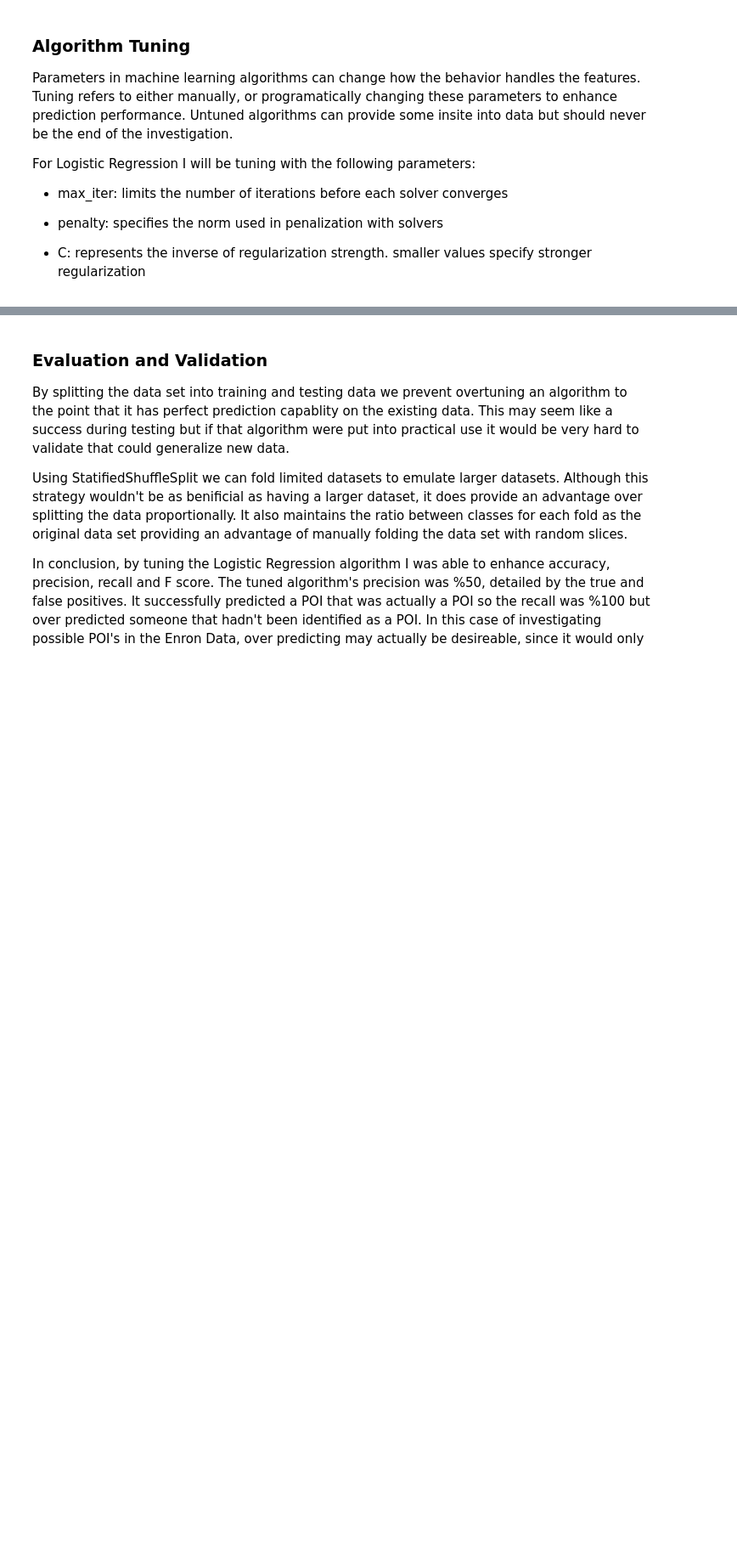
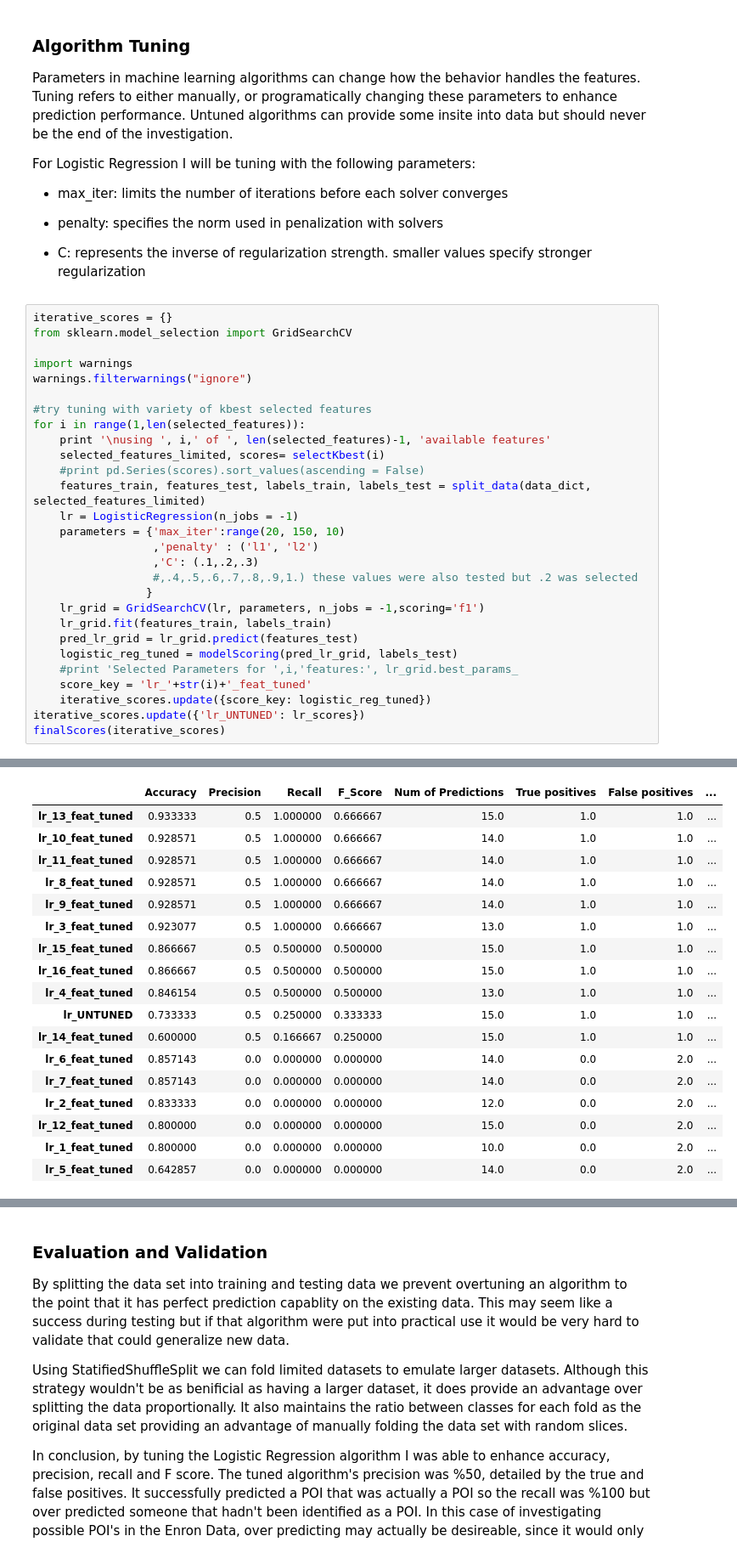
Before and after one commit to wsco/ud120-projects, a Jupyter notebook: final_project/final_project.ipynb, the cells around one changed output, grey strips where cells are left out. Shown at 85% size. Saved outputs shown, nothing was run; the diff lists cells and outputs as text; blank space fills up the shorter version.

```diff
--- a/final_project/final_project.ipynb
+++ b/final_project/final_project.ipynb
@@ -339,3 +352,32 @@ For Logistic Regression I will be tuning with the following parameters:
 - penalty: specifies the norm used in penalization with solvers
 
 - C: represents the inverse of regularization strength. smaller values specify stronger regularization
+# %%
+iterative_scores = {}
+from sklearn.model_selection import GridSearchCV
+
+import warnings
+warnings.filterwarnings("ignore")
+
+#try tuning with variety of kbest selected features
+for i in range(1,len(selected_features)):
+    print '\nusing ', i,' of ', len(selected_features)-1, 'available features'
+    selected_features_limited, scores= selectKbest(i)
+    #print pd.Series(scores).sort_values(ascending = False)
+    features_train, features_test, labels_train, labels_test = split_data(data_dict, selected_features_limited)
+    lr = LogisticRegression(n_jobs = -1)
+    parameters = {'max_iter':range(20, 150, 10)
+                  ,'penalty' : ('l1', 'l2')
+                  ,'C': (.1,.2,.3)
+                  #,.4,.5,.6,.7,.8,.9,1.) these values were also tested but .2 was selected
+                 }
+    lr_grid = GridSearchCV(lr, parameters, n_jobs = -1,scoring='f1')
+    lr_grid.fit(features_train, labels_train)
+    pred_lr_grid = lr_grid.predict(features_test)
+    logistic_reg_tuned = modelScoring(pred_lr_grid, labels_test)
+    #print 'Selected Parameters for ',i,'features:', lr_grid.best_params_
+    score_key = 'lr_'+str(i)+'_feat_tuned'
+    iterative_scores.update({score_key: logistic_reg_tuned})
+iterative_scores.update({'lr_UNTUNED': lr_scores})
+finalScores(iterative_scores)
+# %% [output]
@@ -342 +401,19 @@ For Logistic Regression I will be tuning with the following parameters:
+|  | Accuracy | Precision | Recall | F_Score | Num of Predictions | True positives | False positives | ... |
+| lr_13_feat_tuned | 0.933333 | 0.5 | 1.000000 | 0.666667 | 15.0 | 1.0 | 1.0 | ... |
+| lr_10_feat_tuned | 0.928571 | 0.5 | 1.000000 | 0.666667 | 14.0 | 1.0 | 1.0 | ... |
+| lr_11_feat_tuned | 0.928571 | 0.5 | 1.000000 | 0.666667 | 14.0 | 1.0 | 1.0 | ... |
+| lr_8_feat_tuned | 0.928571 | 0.5 | 1.000000 | 0.666667 | 14.0 | 1.0 | 1.0 | ... |
+| lr_9_feat_tuned | 0.928571 | 0.5 | 1.000000 | 0.666667 | 14.0 | 1.0 | 1.0 | ... |
+| lr_3_feat_tuned | 0.923077 | 0.5 | 1.000000 | 0.666667 | 13.0 | 1.0 | 1.0 | ... |
+| lr_15_feat_tuned | 0.866667 | 0.5 | 0.500000 | 0.500000 | 15.0 | 1.0 | 1.0 | ... |
+| lr_16_feat_tuned | 0.866667 | 0.5 | 0.500000 | 0.500000 | 15.0 | 1.0 | 1.0 | ... |
+| lr_4_feat_tuned | 0.846154 | 0.5 | 0.500000 | 0.500000 | 13.0 | 1.0 | 1.0 | ... |
+| lr_UNTUNED | 0.733333 | 0.5 | 0.250000 | 0.333333 | 15.0 | 1.0 | 1.0 | ... |
+| lr_14_feat_tuned | 0.600000 | 0.5 | 0.166667 | 0.250000 | 15.0 | 1.0 | 1.0 | ... |
+| lr_6_feat_tuned | 0.857143 | 0.0 | 0.000000 | 0.000000 | 14.0 | 0.0 | 2.0 | ... |
+| lr_7_feat_tuned | 0.857143 | 0.0 | 0.000000 | 0.000000 | 14.0 | 0.0 | 2.0 | ... |
+| lr_2_feat_tuned | 0.833333 | 0.0 | 0.000000 | 0.000000 | 12.0 | 0.0 | 2.0 | ... |
+| lr_12_feat_tuned | 0.800000 | 0.0 | 0.000000 | 0.000000 | 15.0 | 0.0 | 2.0 | ... |
+| lr_1_feat_tuned | 0.800000 | 0.0 | 0.000000 | 0.000000 | 10.0 | 0.0 | 2.0 | ... |
+| lr_5_feat_tuned | 0.642857 | 0.0 | 0.000000 | 0.000000 | 14.0 | 0.0 | 2.0 | ... |
 # %%
```
Also changed, not shown: parts of 9 cells of this notebook, 1 other file.
